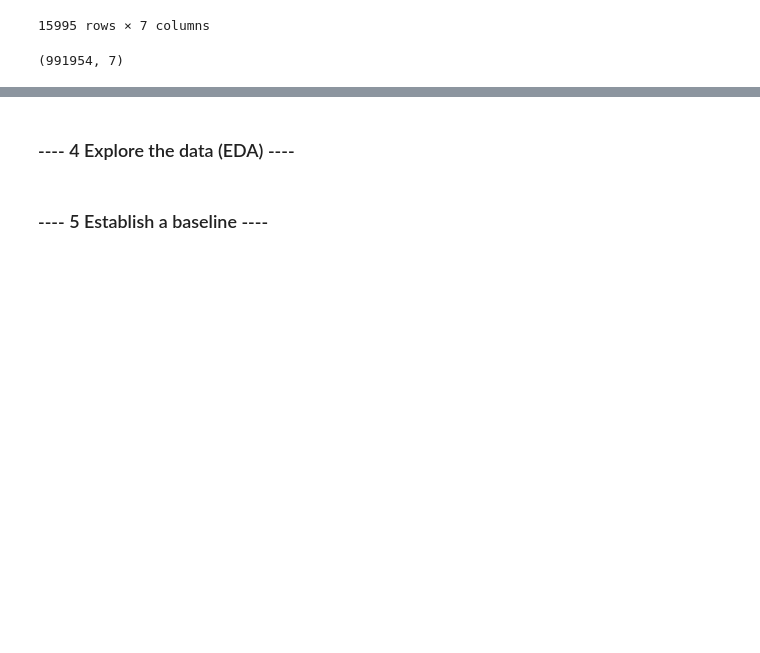
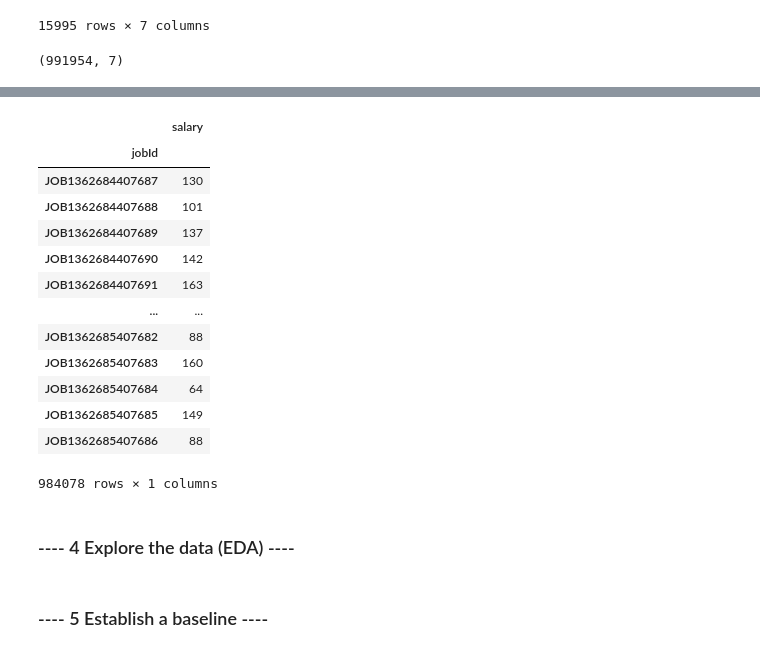
Before and after one commit to stevers28/salarypredictionportfolio, a Jupyter notebook: Salary_Prediction_Notebook.ipynb, the cells around one changed output, grey strips where cells are left out. Saved outputs shown, nothing was run; the diff lists cells and outputs as text; code cells hidden in the pictures; blank space fills up the shorter version.

```diff
--- a/Salary_Prediction_Notebook.ipynb
+++ b/Salary_Prediction_Notebook.ipynb
@@ -212,3 +245,25 @@ test_feat.shape
+# %%
+#Drop rows with zero salary from datasets
+
+train_feat.drop(train_w_salary[zero_salary].index,inplace=True)
+train_salaries.drop(train_w_salary[zero_salary].index,inplace=True)
+train_w_salary.drop(train_w_salary[zero_salary].index,inplace=True)
+train_salaries
+# %% [output]
+|  | salary |
+| jobId |  |
+| JOB1362684407687 | 130 |
+| JOB1362684407688 | 101 |
+| JOB1362684407689 | 137 |
+| JOB1362684407690 | 142 |
+| JOB1362684407691 | 163 |
+| ... | ... |
+| JOB1362685407682 | 88 |
+| JOB1362685407683 | 160 |
+| JOB1362685407684 | 64 |
+| JOB1362685407685 | 149 |
+| JOB1362685407686 | 88 |
+984078 rows × 1 columns
 # %% [markdown]
 ### ---- 4 Explore the data (EDA) ----
 # %%
```
Also changed, not shown: parts of 4 cells of this notebook.
